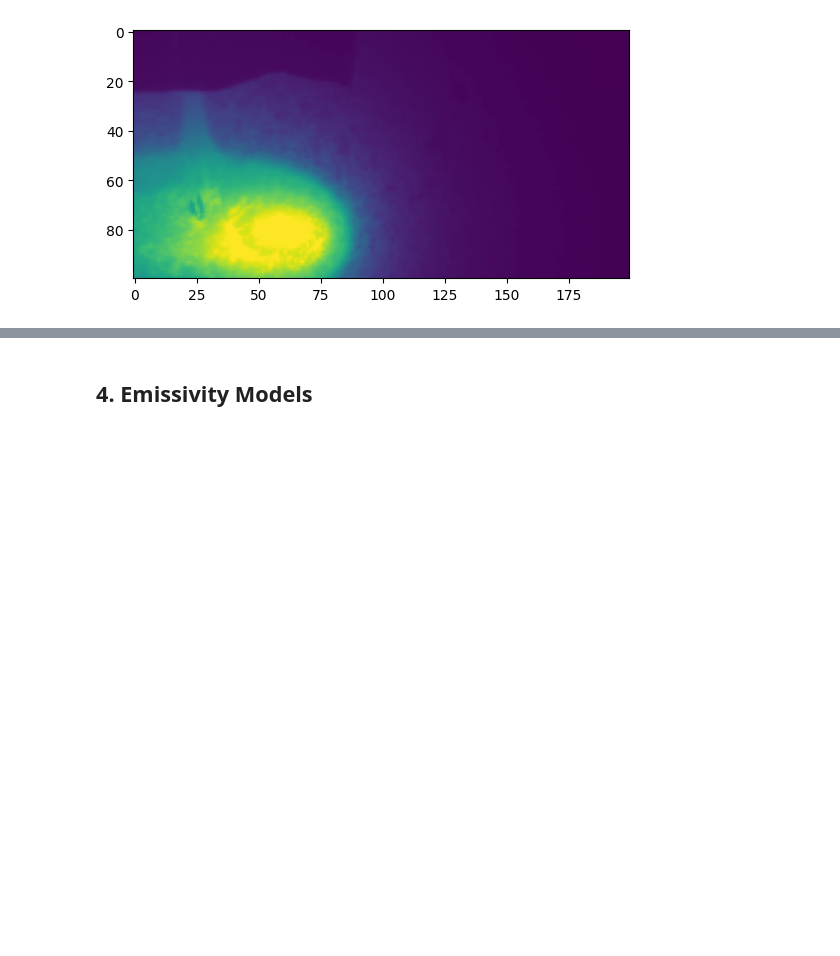
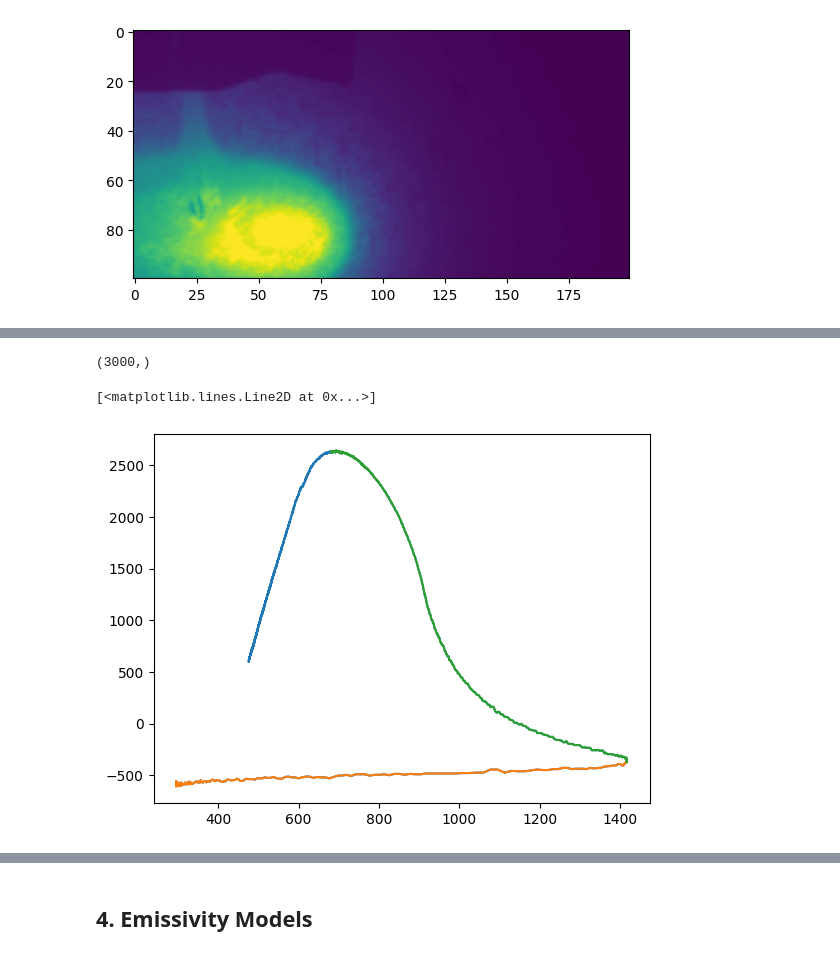
Before and after one commit to KaushalTimilsina/ResearchProject, a Jupyter notebook: Integration.ipynb, the cells around one changed output, grey strips where cells are left out. Drawn from its saved outputs; the diff is of its cells as text; code cells hidden in the pictures; blank space fills up the shorter version.

```diff
--- a/Integration.ipynb
+++ b/Integration.ipynb
@@ -965,0 +993,19 @@ plt.imshow(all_pixels_at_max_frame)
+# %%
+small_camera_data = []
+for i in range(3000):
+    if i%3 ==0:
+        if i <811 and i!=0:
+            small_camera_data.append(small_camera_data[-1])
+    current_index = i * 3
+    if current_index < 8189:
+        current_frame = df_180A_10cm_min_cam[current_index]
+        small_camera_data.append(current_frame[25][83])
+print(np.shape(small_camera_data))
+
+plt.plot(T_couple1_10_cm_min, small_camera_data)
+plt.plot(T_couple1_10_cm_min[:870], small_camera_data[:870])
+plt.plot(T_couple1_10_cm_min[870:1350], small_camera_data[870:1350])
+# %% [output]
+(3000,)
+[<matplotlib.lines.Line2D at 0x...>]
+[figure, added]
```
Also changed, not shown: parts of 26 cells of this notebook.
